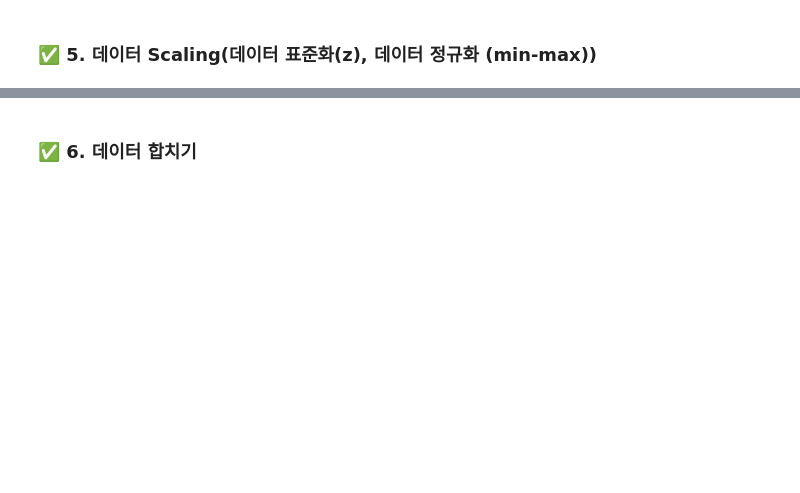
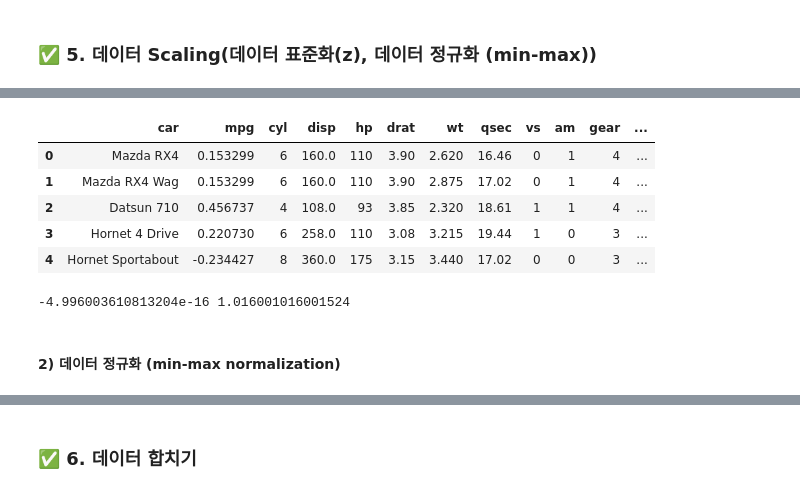
Before and after one commit to JinnieL/BigData_Certification, a Jupyter notebook: 제 1유형/1. 데이터 다루기.ipynb, the cells around one changed output, grey strips where cells are left out. Drawn from its saved outputs; the diff is of its cells as text; code cells hidden in the pictures; blank space fills up the shorter version.

```diff
--- a/제 1유형/1. 데이터 다루기.ipynb
+++ b/제 1유형/1. 데이터 다루기.ipynb
@@ -471,0 +702,3 @@ df.head()
+# %%
+df = pd.read_csv("/Users/jinyeonglee/BigData_Certification/Data/mtcars.csv")
+df.head()
@@ -471,0 +712,21 @@ df.head()
+# %%
+from sklearn.preprocessing import StandardScaler
+
+# 스케일러 객체를 변수에 저장
+zscaler = StandardScaler()
+df['mpg'] = zscaler.fit_transform(df[['mpg']])
+df.head()
+# %% [output]
+|  | car | mpg | cyl | disp | hp | drat | wt | qsec | vs | am | gear | ... |
+| 0 | Mazda RX4 | 0.153299 | 6 | 160.0 | 110 | 3.90 | 2.620 | 16.46 | 0 | 1 | 4 | ... |
+| 1 | Mazda RX4 Wag | 0.153299 | 6 | 160.0 | 110 | 3.90 | 2.875 | 17.02 | 0 | 1 | 4 | ... |
+| 2 | Datsun 710 | 0.456737 | 4 | 108.0 | 93 | 3.85 | 2.320 | 18.61 | 1 | 1 | 4 | ... |
+| 3 | Hornet 4 Drive | 0.220730 | 6 | 258.0 | 110 | 3.08 | 3.215 | 19.44 | 1 | 0 | 3 | ... |
+| 4 | Hornet Sportabout | -0.234427 | 8 | 360.0 | 175 | 3.15 | 3.440 | 17.02 | 0 | 0 | 3 | ... |
+# %%
+# 확인
+print(df['mpg'].mean(), df['mpg'].std())
+# %% [output]
+-4.996003610813204e-16 1.016001016001524
+# %% [markdown]
+#### 2) 데이터 정규화 (min-max normalization)
```
Also changed, not shown: parts of 46 cells of this notebook, 1 other file.
